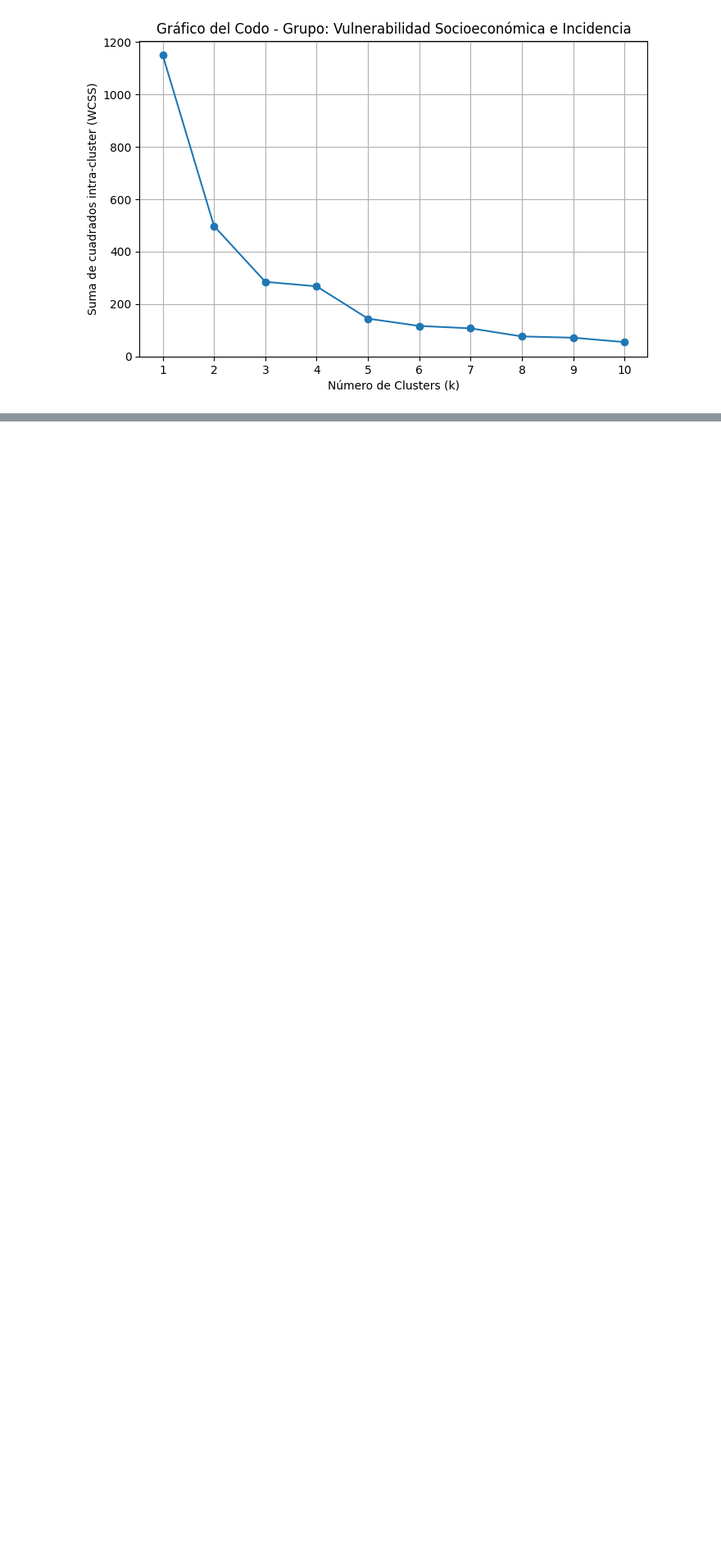
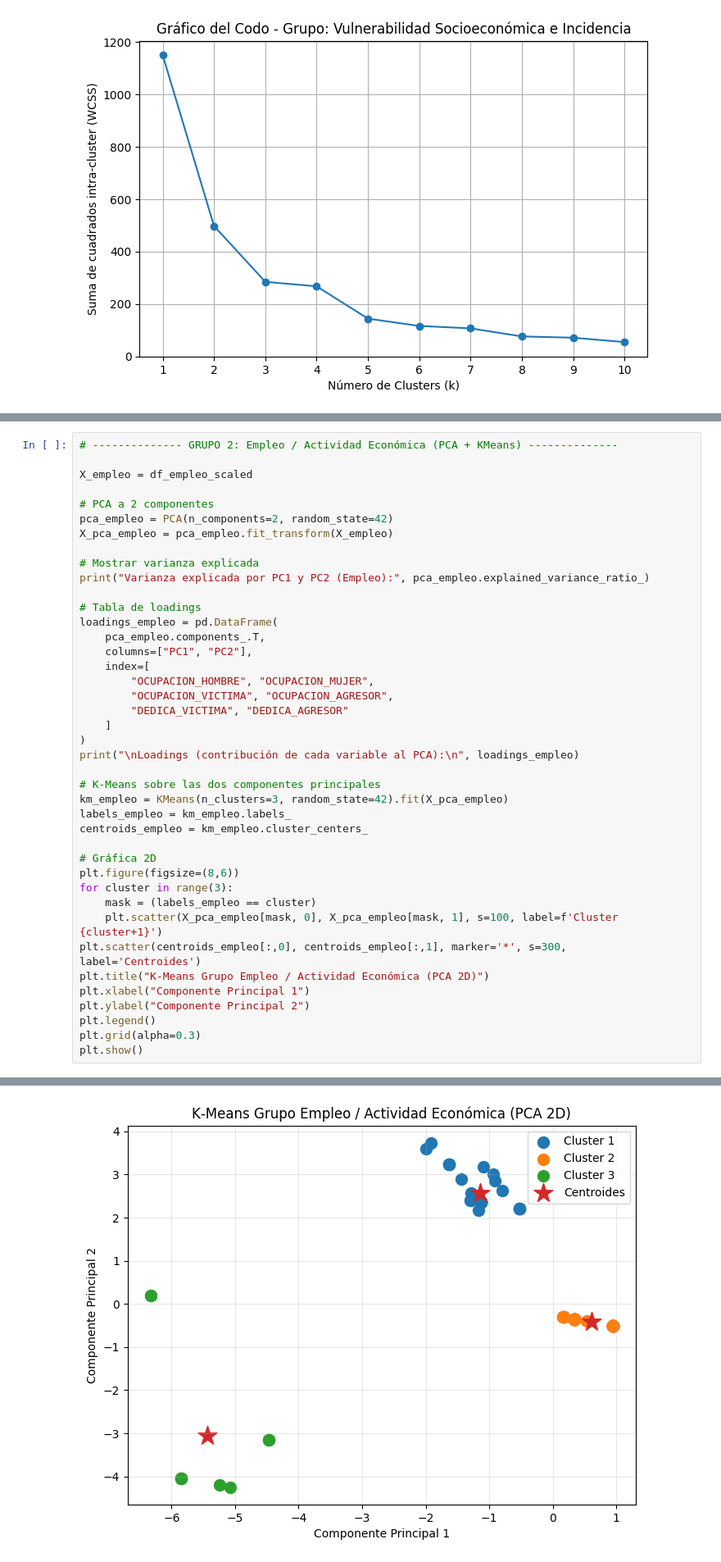
Before and after one commit to Gxrco/DM-PR3, a Jupyter notebook: PCAyClustering/clusteringDVIF.ipynb, the cells around one changed output, grey strips where cells are left out. Shown at 82% size. Cells and saved outputs as stored; diff of their text form; blank space fills up the shorter version.

```diff
--- a/PCAyClustering/clusteringDVIF.ipynb
+++ b/PCAyClustering/clusteringDVIF.ipynb
@@ -269,0 +367,42 @@ elbow_plot_for_group(grupo_socioeconomico, "Grupo: Vulnerabilidad Socioeconómic
+# %%
+# -------------- GRUPO 2: Empleo / Actividad Económica (PCA + KMeans) --------------
+
+X_empleo = df_empleo_scaled
+
+# PCA a 2 componentes
+pca_empleo = PCA(n_components=2, random_state=42)
+X_pca_empleo = pca_empleo.fit_transform(X_empleo)
+
+# Mostrar varianza explicada
+print("Varianza explicada por PC1 y PC2 (Empleo):", pca_empleo.explained_variance_ratio_)
+
+# Tabla de loadings
+loadings_empleo = pd.DataFrame(
+    pca_empleo.components_.T,
+    columns=["PC1", "PC2"],
+    index=[
+        "OCUPACION_HOMBRE", "OCUPACION_MUJER",
+        "OCUPACION_VICTIMA", "OCUPACION_AGRESOR",
+        "DEDICA_VICTIMA", "DEDICA_AGRESOR"
+    ]
+)
+print("\nLoadings (contribución de cada variable al PCA):\n", loadings_empleo)
+
+# K‑Means sobre las dos componentes principales
+km_empleo = KMeans(n_clusters=3, random_state=42).fit(X_pca_empleo)
+labels_empleo = km_empleo.labels_
+centroids_empleo = km_empleo.cluster_centers_
+
+# Gráfica 2D
+plt.figure(figsize=(8,6))
+for cluster in range(3):
+    mask = (labels_empleo == cluster)
+    plt.scatter(X_pca_empleo[mask, 0], X_pca_empleo[mask, 1], s=100, label=f'Cluster {cluster+1}')
+plt.scatter(centroids_empleo[:,0], centroids_empleo[:,1], marker='*', s=300, label='Centroides')
+plt.title("K‑Means Grupo Empleo / Actividad Económica (PCA 2D)")
+plt.xlabel("Componente Principal 1")
+plt.ylabel("Componente Principal 2")
+plt.legend()
+plt.grid(alpha=0.3)
+plt.show()
+# %% [output]
@@ -269,0 +419 @@ elbow_plot_for_group(grupo_socioeconomico, "Grupo: Vulnerabilidad Socioeconómic
+[figure, added]
```
Also changed, not shown: parts of 13 cells of this notebook, 2 other files.
